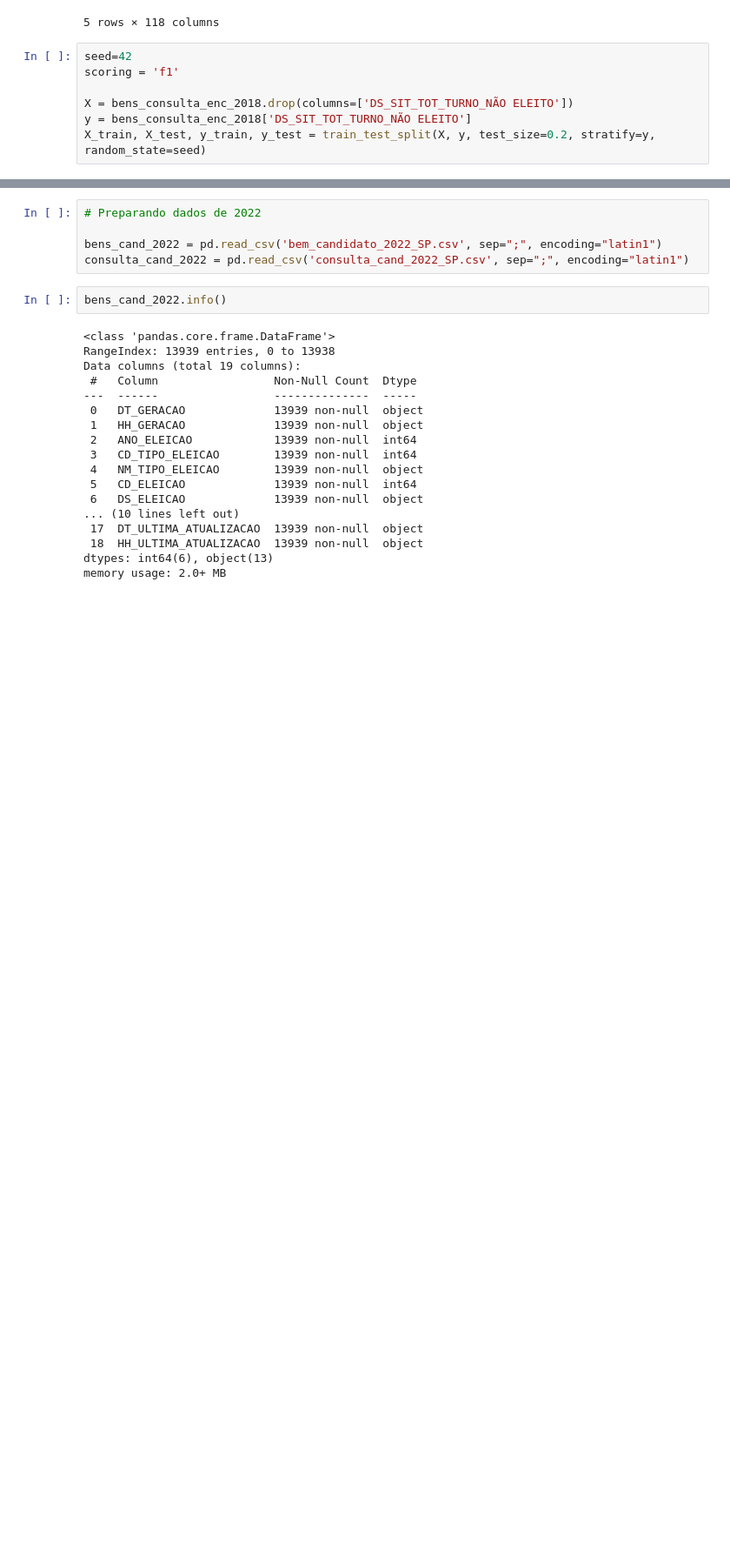
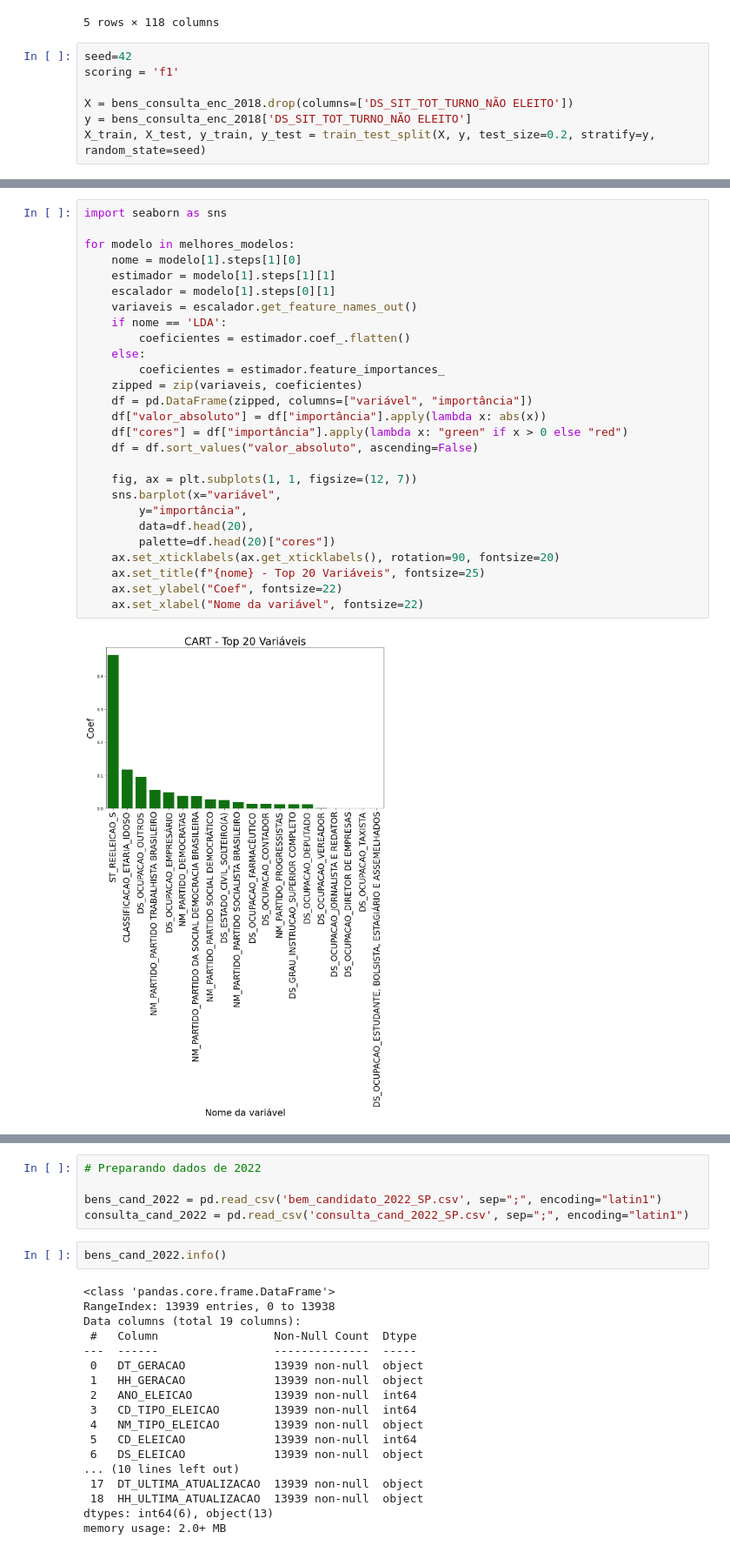
Before and after one commit to luc-zago/lets-code-machine-learning-i, a Jupyter notebook: notebook.ipynb, the cells around one changed output, grey strips where cells are left out. Shown at 87% size. Saved outputs shown, nothing was run; the diff lists cells and outputs as text; blank space fills up the shorter version.

Commit message:
Add features importance in graphic

```diff
--- a/notebook.ipynb
+++ b/notebook.ipynb
@@ -492,3 +492,32 @@ weighted avg       0.98      0.98      0.98       114
 
 
 # ====================
+# %%
+import seaborn as sns
+
+for modelo in melhores_modelos:
+    nome = modelo[1].steps[1][0]
+    estimador = modelo[1].steps[1][1]
+    escalador = modelo[1].steps[0][1]
+    variaveis = escalador.get_feature_names_out()
+    if nome == 'LDA':
+        coeficientes = estimador.coef_.flatten()
+    else:
+        coeficientes = estimador.feature_importances_
+    zipped = zip(variaveis, coeficientes)
+    df = pd.DataFrame(zipped, columns=["variável", "importância"])
+    df["valor_absoluto"] = df["importância"].apply(lambda x: abs(x))
+    df["cores"] = df["importância"].apply(lambda x: "green" if x > 0 else "red")
+    df = df.sort_values("valor_absoluto", ascending=False)
+
+    fig, ax = plt.subplots(1, 1, figsize=(12, 7))
+    sns.barplot(x="variável",
+        y="importância",
+        data=df.head(20),
+        palette=df.head(20)["cores"])
+    ax.set_xticklabels(ax.get_xticklabels(), rotation=90, fontsize=20)
+    ax.set_title(f"{nome} - Top 20 Variáveis", fontsize=25)
+    ax.set_ylabel("Coef", fontsize=22)
+    ax.set_xlabel("Nome da variável", fontsize=22)
+# %% [output]
+[figure, added]
```
Also changed, not shown: parts of 3 cells of this notebook.
